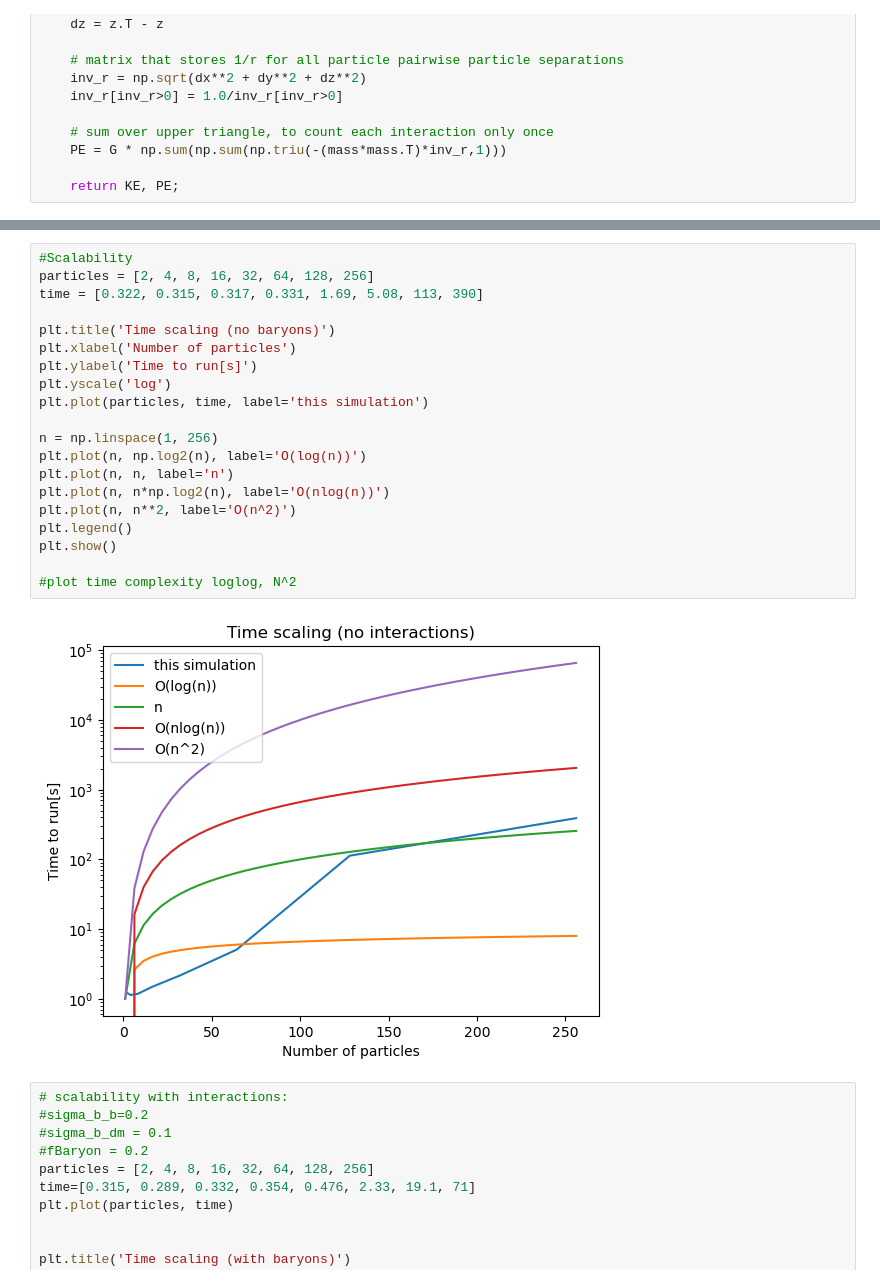
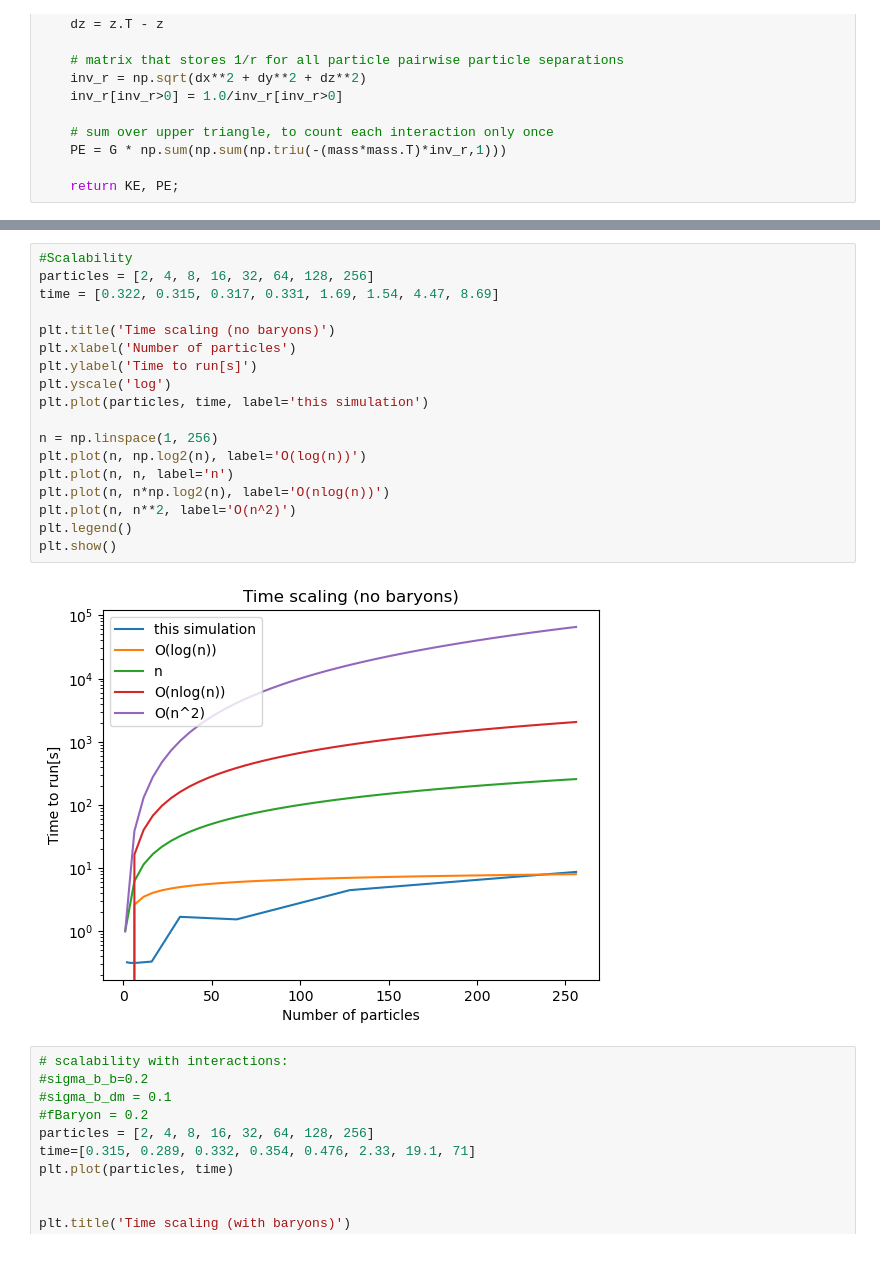
Before and after one commit to eleanorstuart/csci596, a Jupyter notebook: NBody Simulation.ipynb, the cells around one changed output, grey strips where cells are left out. Saved outputs shown, nothing was run; the diff lists cells and outputs as text.

```diff
--- a/NBody Simulation.ipynb
+++ b/NBody Simulation.ipynb
@@ -275,25 +286,23 @@ Wall time: 508 ms
 # %%
 #Scalability
 particles = [2, 4, 8, 16, 32, 64, 128, 256]
-time = [0.322, 0.315, 0.317, 0.331, 1.69, 5.08, 113, 390]
+time = [0.322, 0.315, 0.317, 0.331, 1.69, 1.54, 4.47, 8.69]
 
 plt.title('Time scaling (no baryons)')
 plt.xlabel('Number of particles')
 plt.ylabel('Time to run[s]')
 plt.yscale('log')
 plt.plot(particles, time, label='this simulation')
 
 n = np.linspace(1, 256)
 plt.plot(n, np.log2(n), label='O(log(n))')
 plt.plot(n, n, label='n')
 plt.plot(n, n*np.log2(n), label='O(nlog(n))')
 plt.plot(n, n**2, label='O(n^2)')
 plt.legend()
 plt.show()
-
-#plot time complexity loglog, N^2
 # %% [output]
-[figure, old version]
+[figure, new version]
 # %%
 # scalability with interactions:
 #sigma_b_b=0.2
```
Also changed, not shown: parts of 8 cells of this notebook.
